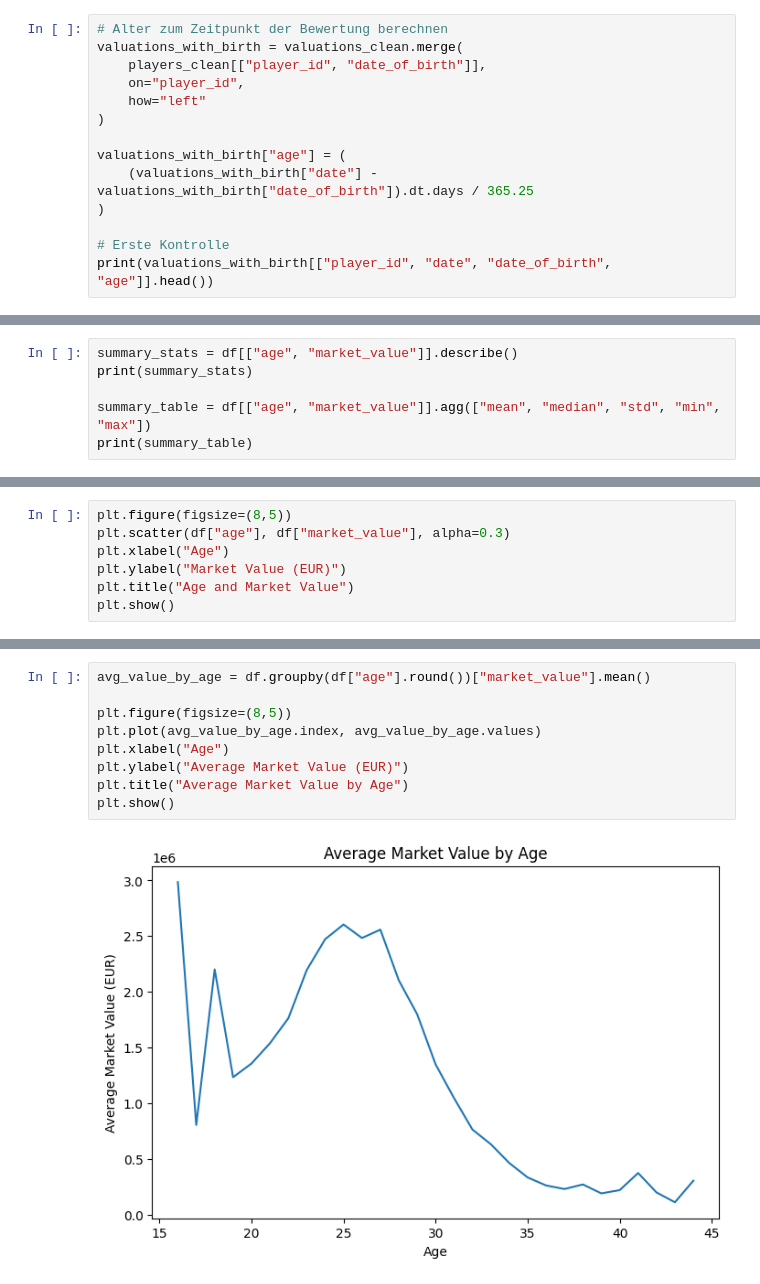
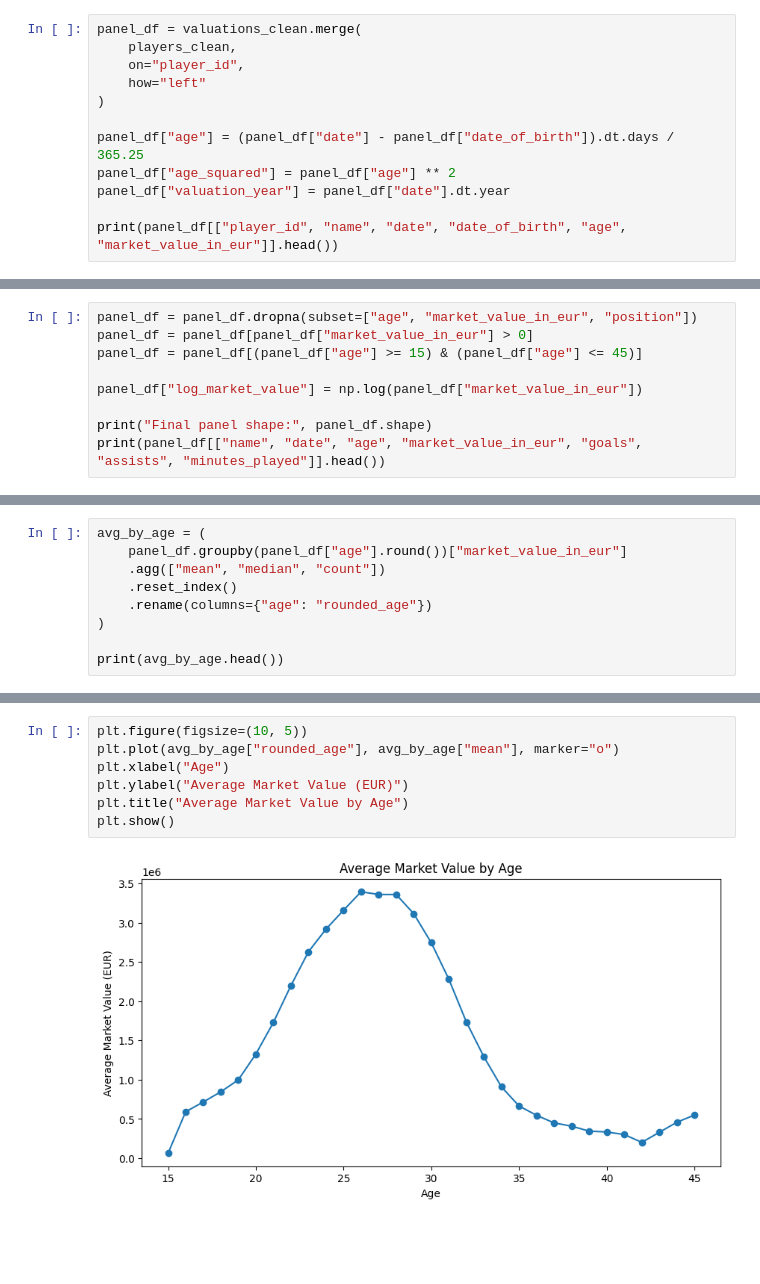
Before and after one commit to granitagushi/Empirical-Project, a Jupyter notebook: market_value_age_analysis.ipynb, the cells around one changed output, grey strips where cells are left out. Saved outputs shown, nothing was run; the diff lists cells and outputs as text; blank space fills up the shorter version.

```diff
--- a/market_value_age_analysis.ipynb
+++ b/market_value_age_analysis.ipynb
@@ -108,15 +99,13 @@ The age of each player is calculated based on their date of birth and the corres
 # %%
-# Alter zum Zeitpunkt der Bewertung berechnen
-valuations_with_birth = valuations_clean.merge(
-    players_clean[["player_id", "date_of_birth"]],
+panel_df = valuations_clean.merge(
+    players_clean,
     on="player_id",
     how="left"
 )
 
-valuations_with_birth["age"] = (
-    (valuations_with_birth["date"] - valuations_with_birth["date_of_birth"]).dt.days / 365.25
-)
+panel_df["age"] = (panel_df["date"] - panel_df["date_of_birth"]).dt.days / 365.25
+panel_df["age_squared"] = panel_df["age"] ** 2
+panel_df["valuation_year"] = panel_df["date"].dt.year
 
-# Erste Kontrolle
-print(valuations_with_birth[["player_id", "date", "date_of_birth", "age"]].head())
+print(panel_df[["player_id", "name", "date", "date_of_birth", "age", "market_value_in_eur"]].head())
 # %% [output]
@@ -200,7 +177,10 @@ Summary statistics such as mean, median, and standard deviation are computed to
 # %%
-summary_stats = df[["age", "market_value"]].describe()
-print(summary_stats)
+panel_df = panel_df.dropna(subset=["age", "market_value_in_eur", "position"])
+panel_df = panel_df[panel_df["market_value_in_eur"] > 0]
+panel_df = panel_df[(panel_df["age"] >= 15) & (panel_df["age"] <= 45)]
 
-summary_table = df[["age", "market_value"]].agg(["mean", "median", "std", "min", "max"])
-print(summary_table)
+panel_df["log_market_value"] = np.log(panel_df["market_value_in_eur"])
+
+print("Final panel shape:", panel_df.shape)
+print(panel_df[["name", "date", "age", "market_value_in_eur", "goals", "assists", "minutes_played"]].head())
 # %% [output]
@@ -244,8 +270,10 @@ plt.show()
 # %%
-plt.figure(figsize=(8,5))
-plt.scatter(df["age"], df["market_value"], alpha=0.3)
-plt.xlabel("Age")
-plt.ylabel("Market Value (EUR)")
-plt.title("Age and Market Value")
-plt.show()
+avg_by_age = (
+    panel_df.groupby(panel_df["age"].round())["market_value_in_eur"]
+    .agg(["mean", "median", "count"])
+    .reset_index()
+    .rename(columns={"age": "rounded_age"})
+)
+
+print(avg_by_age.head())
 # %% [output]
@@ -253,11 +286,9 @@ plt.show()
 # %%
-avg_value_by_age = df.groupby(df["age"].round())["market_value"].mean()
-
-plt.figure(figsize=(8,5))
-plt.plot(avg_value_by_age.index, avg_value_by_age.values)
+plt.figure(figsize=(10, 5))
+plt.plot(avg_by_age["rounded_age"], avg_by_age["mean"], marker="o")
 plt.xlabel("Age")
 plt.ylabel("Average Market Value (EUR)")
 plt.title("Average Market Value by Age")
 plt.show()
 # %% [output]
-[figure, old version]
+[figure, new version]
```
Also changed, not shown: parts of 47 cells of this notebook, 1 other file.
